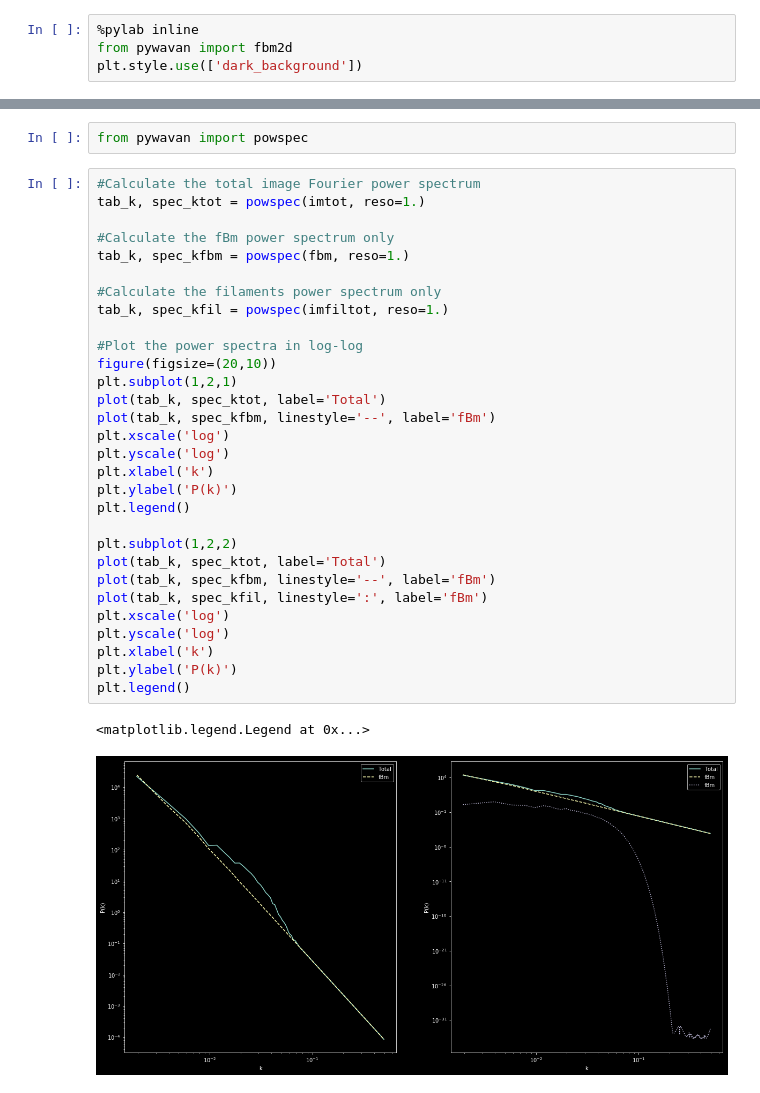
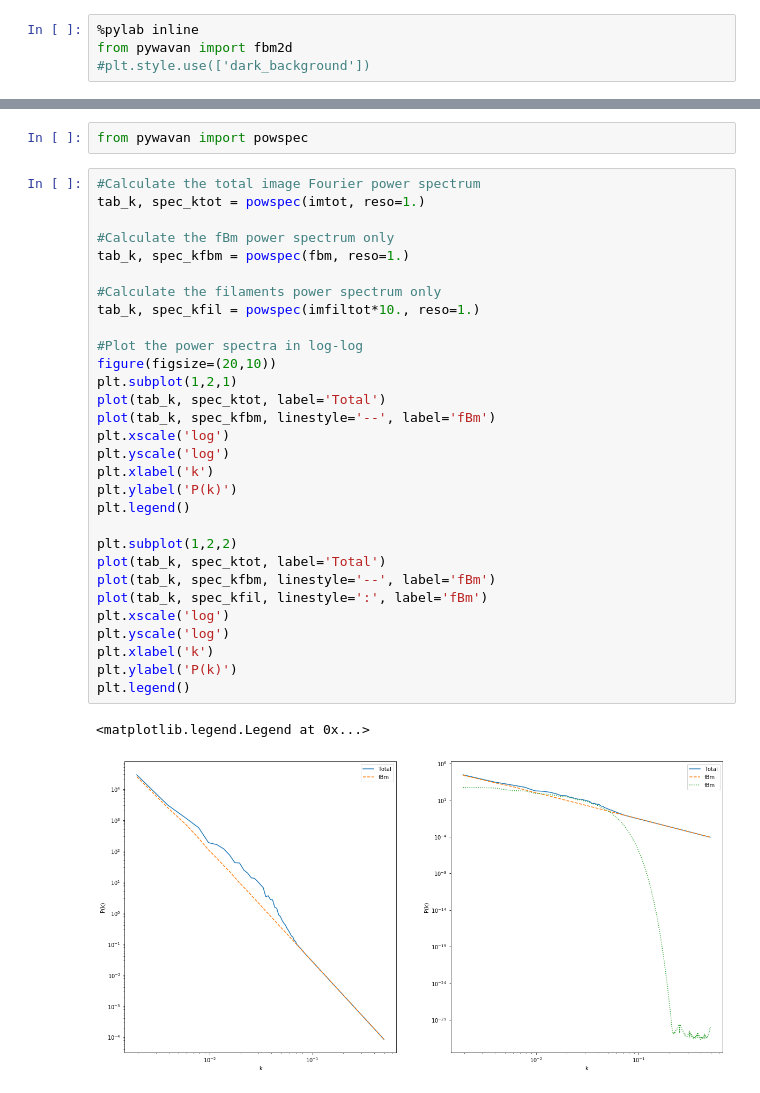
Before and after one commit to jfrob27/pywavan, a Jupyter notebook: tutorial/tuto_pywavan.ipynb, the cells around one changed output, grey strips where cells are left out. Saved outputs shown, nothing was run; the diff lists cells and outputs as text.

```diff
--- a/tutorial/tuto_pywavan.ipynb
+++ b/tutorial/tuto_pywavan.ipynb
@@ -17,7 +17,7 @@ Let's first create a fractional Brownian motion (fBm) map as a simple representa
 # %%
 %pylab inline
 from pywavan import fbm2d
-plt.style.use(['dark_background'])
+#plt.style.use(['dark_background'])
 # %% [output]
 Populating the interactive namespace from numpy and matplotlib
 # %%
@@ -85,34 +87,34 @@ from pywavan import powspec
 #Calculate the total image Fourier power spectrum
 tab_k, spec_ktot = powspec(imtot, reso=1.)
 
 #Calculate the fBm power spectrum only
 tab_k, spec_kfbm = powspec(fbm, reso=1.)
 
 #Calculate the filaments power spectrum only
-tab_k, spec_kfil = powspec(imfiltot, reso=1.)
+tab_k, spec_kfil = powspec(imfiltot*10., reso=1.)
 
 #Plot the power spectra in log-log
 figure(figsize=(20,10))
 plt.subplot(1,2,1)
 plot(tab_k, spec_ktot, label='Total')
 plot(tab_k, spec_kfbm, linestyle='--', label='fBm')
 plt.xscale('log')
 plt.yscale('log')
 plt.xlabel('k')
 plt.ylabel('P(k)')
 plt.legend()
 
 plt.subplot(1,2,2)
 plot(tab_k, spec_ktot, label='Total')
 plot(tab_k, spec_kfbm, linestyle='--', label='fBm')
 plot(tab_k, spec_kfil, linestyle=':', label='fBm')
 plt.xscale('log')
 plt.yscale('log')
 plt.xlabel('k')
 plt.ylabel('P(k)')
 plt.legend()
 # %% [output]
 <matplotlib.legend.Legend at 0x...>
-[figure, old version]
+[figure, new version]
 # %% [markdown]
 As we can, the fBm as a unique power law, whereas the random filments have essentially the power spectrum of the Gaussian smoothing kernel. The random mock-filaments create a bump around $2 \times 10^{-2}$ pixel$^{-1}$ in the total power spectrum. In reality, the integration of interstellar filaments to the background is much more complicated. The purpose of this example, is only to introduce the different PYWAVAN functions and to demonstrate the capabilities the Multiscale non-Gaussian Segmentation (MnGSeg) method.
```
Also changed, not shown: parts of 18 cells of this notebook, 1 other file.
